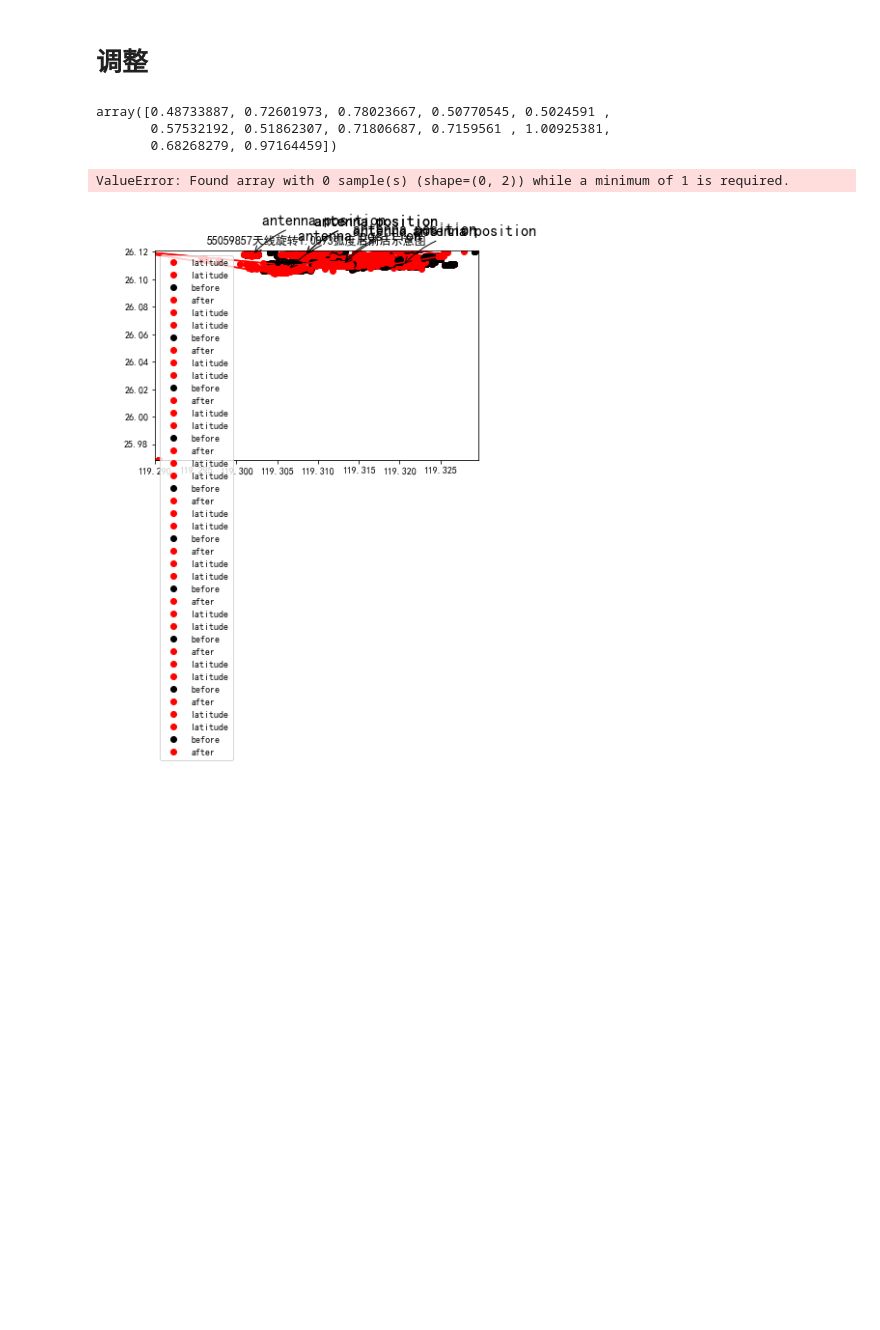
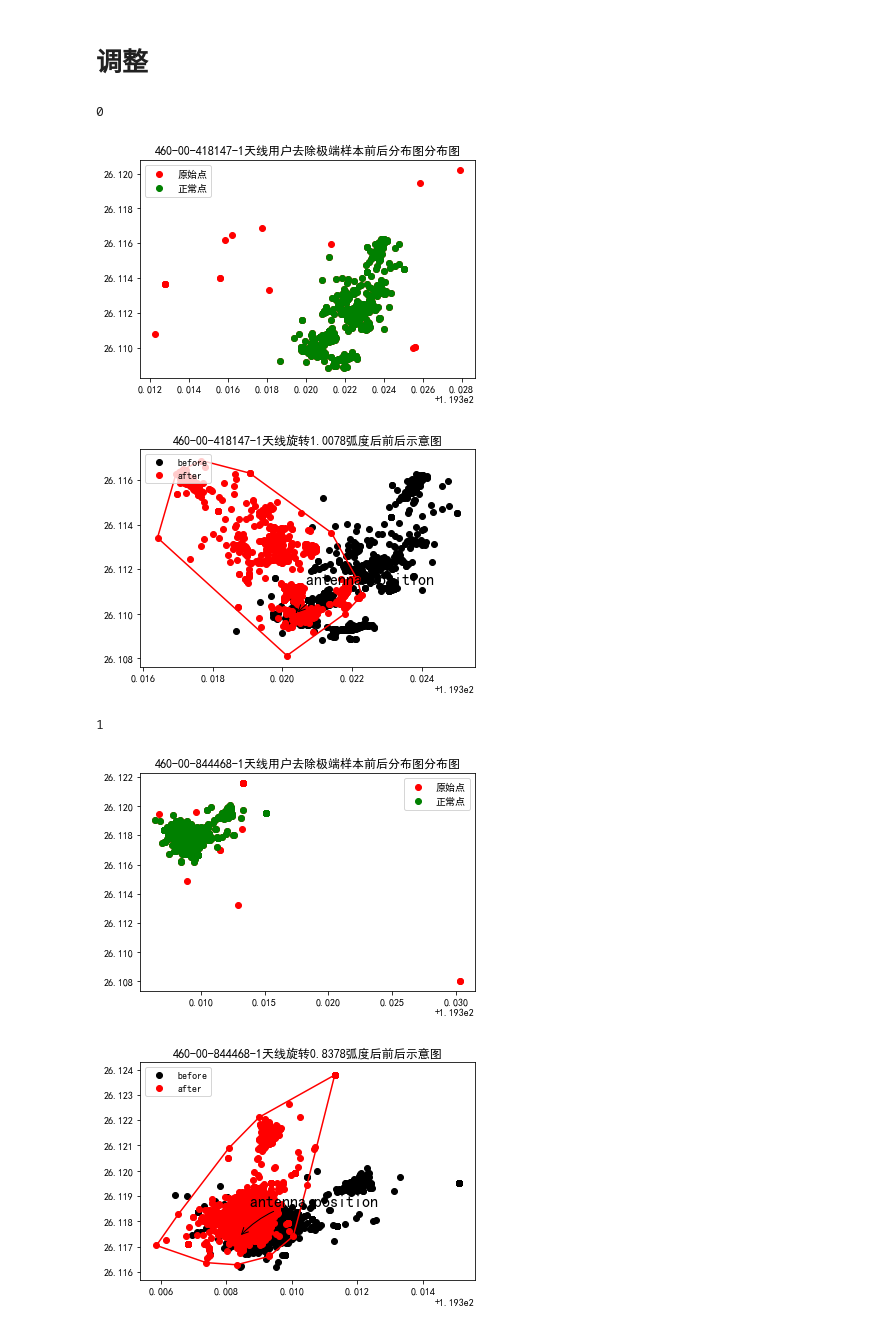
Before and after one commit to glcLucky/projects-HOWSO, a Jupyter notebook: python/notebook/antenna_optimization_nb/天馈优化_新方法.ipynb, the cells around one changed output. Saved outputs shown, nothing was run; the diff lists cells and outputs as text; code cells hidden in the pictures; blank space fills up the shorter version.

Commit message:
更新天馈优化栅格化算法
- 完善estimate_rsrp_on_given_degrees函数
- 确定损失函数
- 向algolib添加遗传算法

```diff
--- a/python/notebook/antenna_optimization_nb/天馈优化_新方法.ipynb
+++ b/python/notebook/antenna_optimization_nb/天馈优化_新方法.ipynb
@@ -43,11 +43,38 @@ region_1 = [119.30127, 119.33075, 26.1057, 26.13431]
 df_selected_area = pd.read_csv(r"E:\01_work_documents\2018-08\df_selected_area.csv",
                                index_col=0)
 
+# 仅保留小区的用户点位置种类大于20的小区 避免小区的用户点都集中在某一点的情况
+a = df_selected_area.groupby(['s_ci', 'longitude', 'latitude'], as_index=False).size().groupby(['s_ci']).size()
+b = a[a>5].index
+df_selected_area = df_selected_area[df_selected_area['s_ci'].isin(b)]
 # 仅保留用户数大于500的小区
 df_selected_area.groupby(['s_ci']).size().sort_values()
 a = df_selected_area.groupby(['s_ci']).size()
 b = a[a > 500].index
 df_selected_area = df_selected_area[df_selected_area['s_ci'].isin(b)]
+# %%
+# 栅格化评估区域
+N = 10  # 经度
+M = 10  # 纬度
+lon_bins = np.arange(region_1[0], region_1[1] +
+                     0.00002, (region_1[1] +
+                     0.00001 - region_1[0]) / N)
+
+lat_bins = np.arange(region_1[2], region_1[3] + 0.00002, (region_1[3] +
+                                                          0.00001 - region_1[2]) / M)
+
+df_selected_area['grid_num'] = np.nan
+
+grid_num = 1
+
+for i in range(0, len(lon_bins) - 1):
+    for j in range(0, len(lat_bins) - 1):
+        conds1 = (df_selected_area.longitude >= lon_bins[i]) & (df_selected_area.longitude
+                                                            < lon_bins[i + 1])
+        conds2 = (df_selected_area.latitude >= lat_bins[j]) & (df_selected_area.latitude
+                                                           < lat_bins[j + 1])
+        df_selected_area.loc[(conds1 & conds2), 'grid_num'] = grid_num
+        grid_num += 1
 # %%
 num_liantiao_limit = 5  # 每个问题小区选取的联调小区个数上限
 scope_liantiao = 0.5  # 问题小区扩充多少km为联调小区
@@ -102,13 +129,16 @@ df_affected_area = df_selected_area[cond1 & cond2]
 # 调整
 # %%
 lst_degrees = np.random.uniform(np.pi / 18, np.pi / 3, len(lst_cells_to_tune))  # 确定一个待调整度数
-lst_degrees
+# copy划定区域数据 在副本上将不断进行删减 删除旋转后丧失的用户点 增加旋转后新增的用户点
+df_selected_area_curr = df_selected_area.copy()
+del df_selected_area_curr['weak_flag']
+df_selected_area_curr['is_est'] = 0
-# %% [output]
-array([0.48733887, 0.72601973, 0.78023667, 0.50770545, 0.5024591 ,
-       0.57532192, 0.51862307, 0.71806687, 0.7159561 , 1.00925381,
-       0.68268279, 0.97164459])
 # %%
-tools.estimate_rsrp_on_given_degrees(df_selected_area, df_selected_area_curr, df_affected_area, df_cell_info, lst_cells_to_tune, lst_degrees)
+df_selected_area_tuned = tools.estimate_rsrp_on_given_degrees(df_selected_area, df_selected_area_curr, df_affected_area, df_cell_info, lst_cells_to_tune, lst_degrees)
 # %% [output]
-ValueError: Found array with 0 sample(s) (shape=(0, 2)) while a minimum of 1 is required.
+0
-[figure, old version]
+[figure, new version]
+[figure, added]
+1
+[figure, added]
+[figure, added]
```
Also changed, not shown: parts of 16 cells of this notebook, 3 other files.
